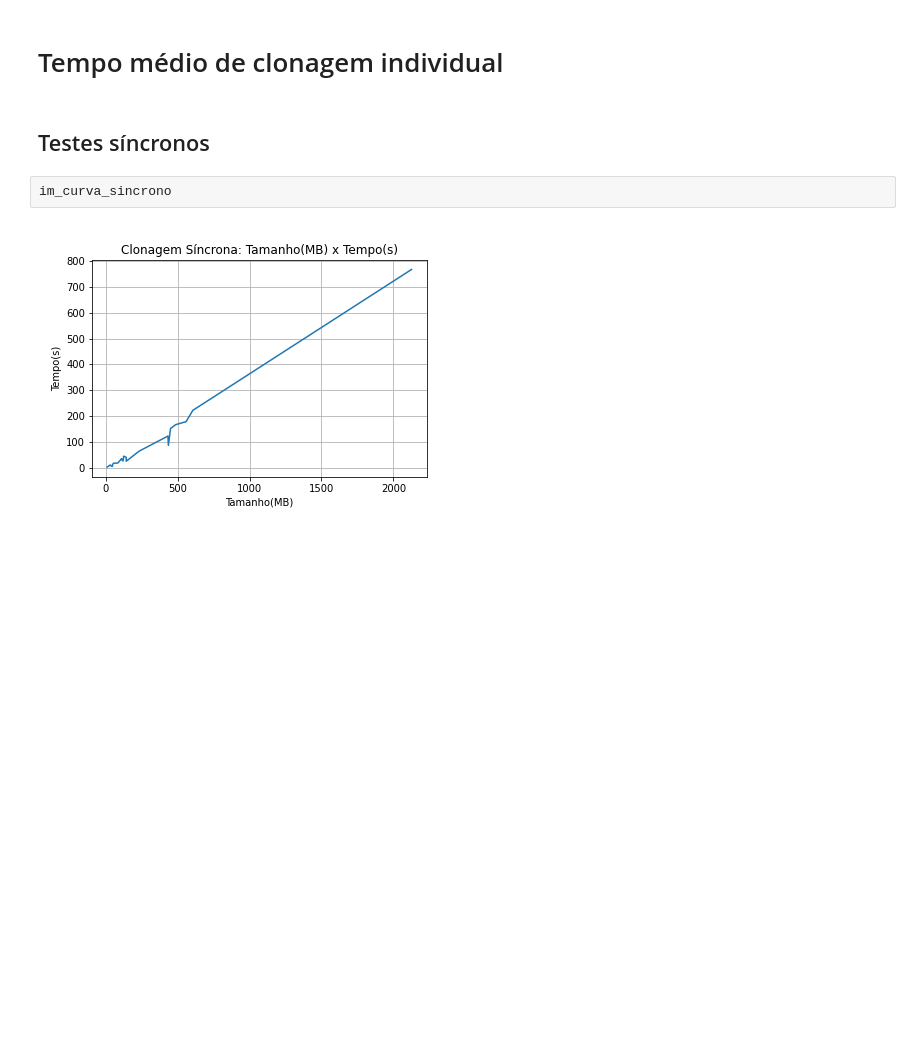
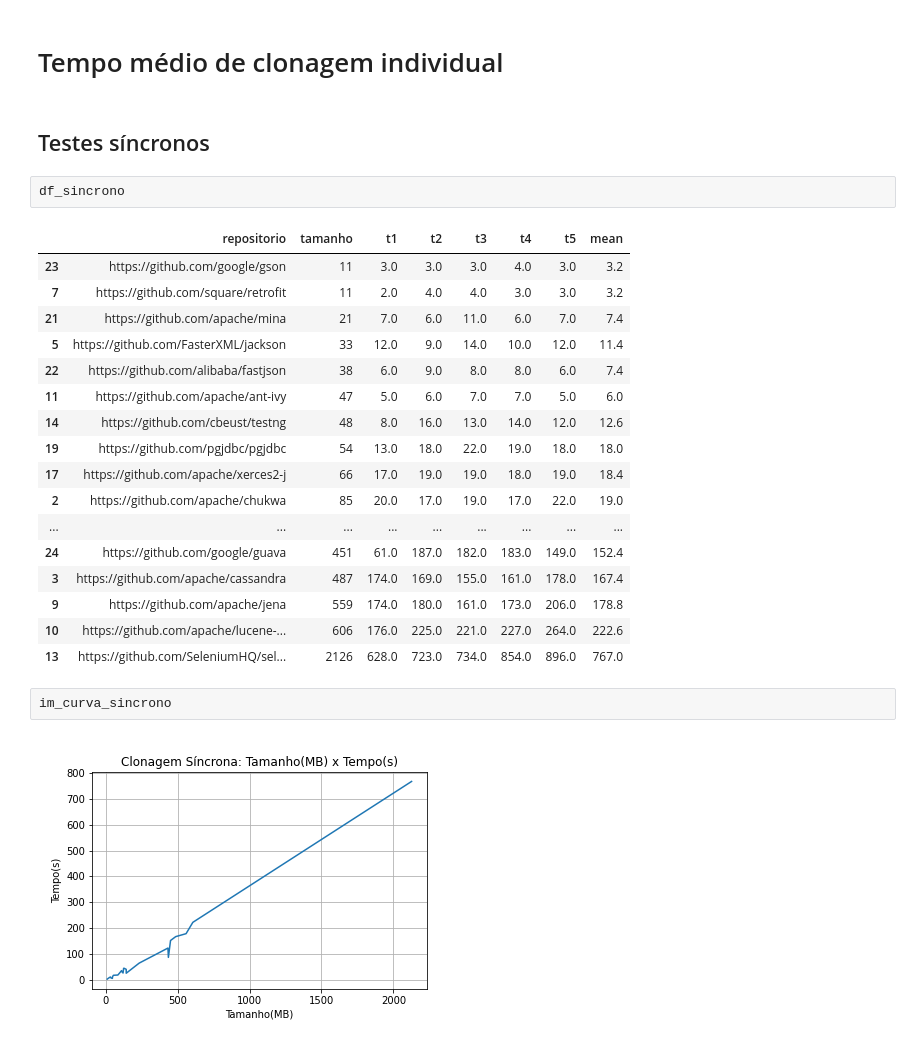
Before and after one commit to armandossrecife/teste, a Jupyter notebook: resultadotccgustavo.ipynb, the cells around one changed output. Drawn from its saved outputs; the diff is of its cells as text; blank space fills up the shorter version.

```diff
--- a/resultadotccgustavo.ipynb
+++ b/resultadotccgustavo.ipynb
@@ -246,6 +246,26 @@ for ax in axarr.flatten():
 # Tempo médio de clonagem individual
 # %% [markdown]
 ## Testes síncronos
+# %%
+df_sincrono
+# %% [output]
+|  | repositorio | tamanho | t1 | t2 | t3 | t4 | t5 | mean |
+| 23 | https://github.com/google/gson | 11 | 3.0 | 3.0 | 3.0 | 4.0 | 3.0 | 3.2 |
+| 7 | https://github.com/square/retrofit | 11 | 2.0 | 4.0 | 4.0 | 3.0 | 3.0 | 3.2 |
+| 21 | https://github.com/apache/mina | 21 | 7.0 | 6.0 | 11.0 | 6.0 | 7.0 | 7.4 |
+| 5 | https://github.com/FasterXML/jackson | 33 | 12.0 | 9.0 | 14.0 | 10.0 | 12.0 | 11.4 |
+| 22 | https://github.com/alibaba/fastjson | 38 | 6.0 | 9.0 | 8.0 | 8.0 | 6.0 | 7.4 |
+| 11 | https://github.com/apache/ant-ivy | 47 | 5.0 | 6.0 | 7.0 | 7.0 | 5.0 | 6.0 |
+| 14 | https://github.com/cbeust/testng | 48 | 8.0 | 16.0 | 13.0 | 14.0 | 12.0 | 12.6 |
+| 19 | https://github.com/pgjdbc/pgjdbc | 54 | 13.0 | 18.0 | 22.0 | 19.0 | 18.0 | 18.0 |
+| 17 | https://github.com/apache/xerces2-j | 66 | 17.0 | 19.0 | 19.0 | 18.0 | 19.0 | 18.4 |
+| 2 | https://github.com/apache/chukwa | 85 | 20.0 | 17.0 | 19.0 | 17.0 | 22.0 | 19.0 |
+| ... | ... | ... | ... | ... | ... | ... | ... | ... |
+| 24 | https://github.com/google/guava | 451 | 61.0 | 187.0 | 182.0 | 183.0 | 149.0 | 152.4 |
+| 3 | https://github.com/apache/cassandra | 487 | 174.0 | 169.0 | 155.0 | 161.0 | 178.0 | 167.4 |
+| 9 | https://github.com/apache/jena | 559 | 174.0 | 180.0 | 161.0 | 173.0 | 206.0 | 178.8 |
+| 10 | https://github.com/apache/lucene-... | 606 | 176.0 | 225.0 | 221.0 | 227.0 | 264.0 | 222.6 |
+| 13 | https://github.com/SeleniumHQ/sel... | 2126 | 628.0 | 723.0 | 734.0 | 854.0 | 896.0 | 767.0 |
 # %%
 im_curva_sincrono
 # %% [output]
```
Also changed, not shown: parts of 9 cells of this notebook.
